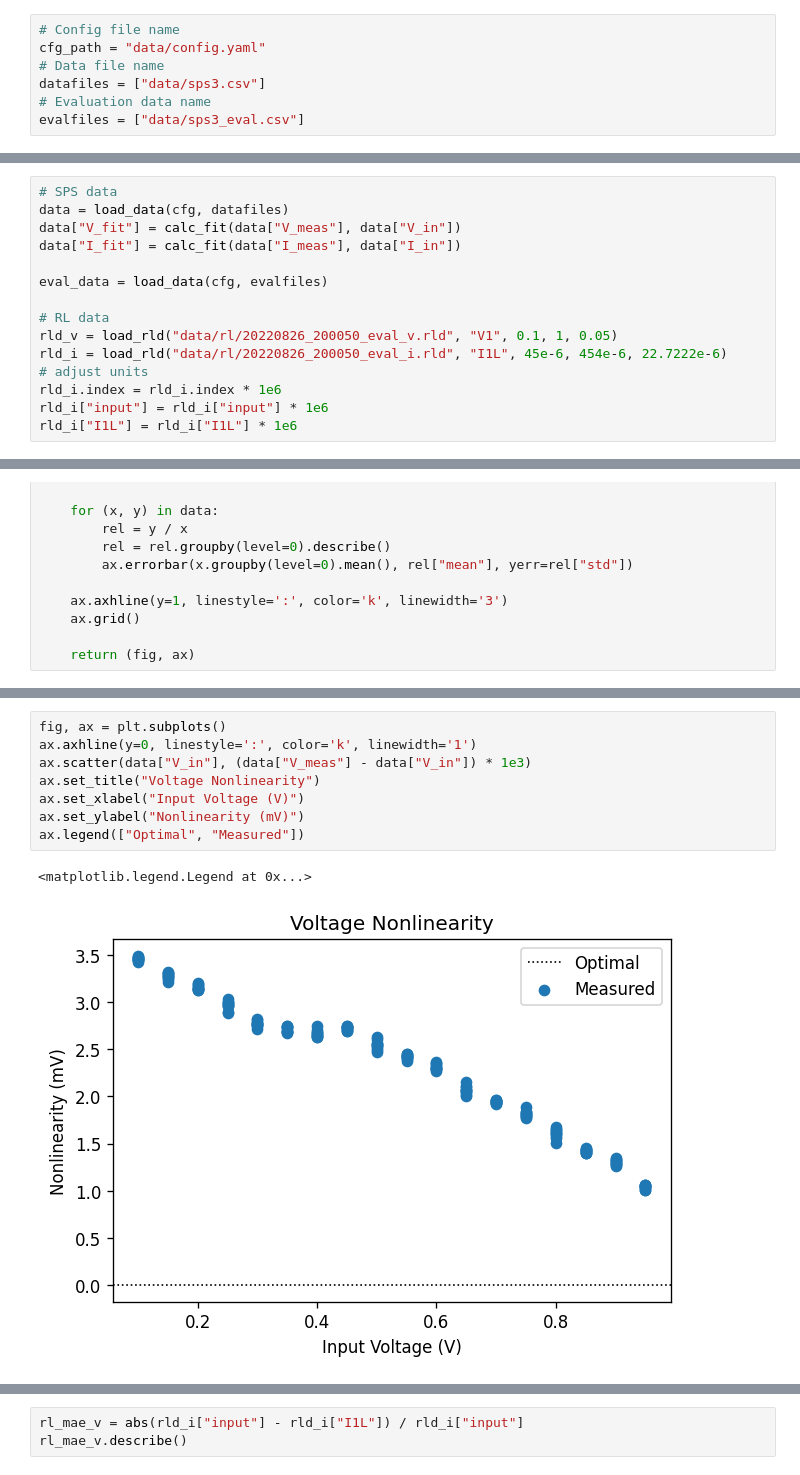
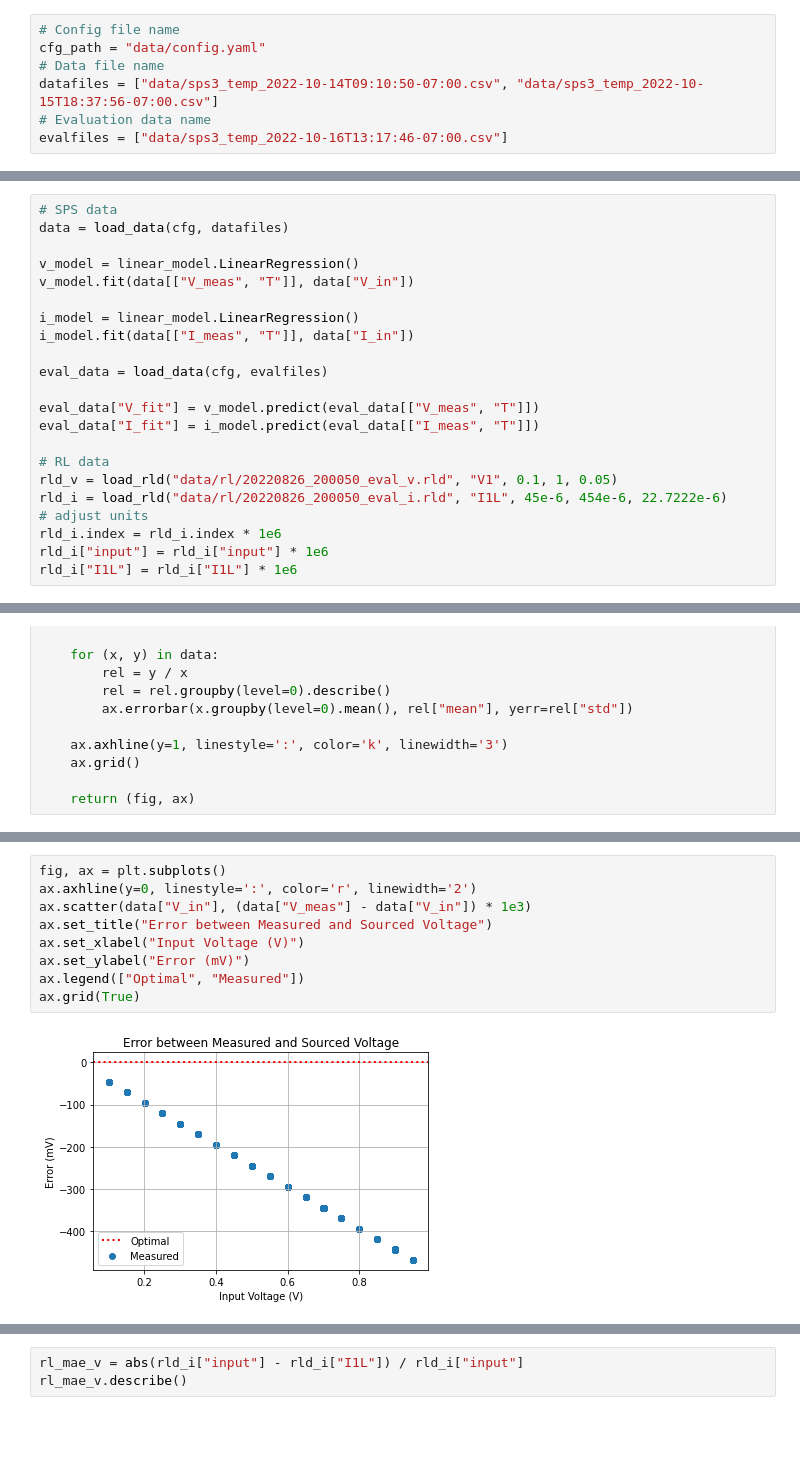
Before and after one commit to jlab-sensing/soil-power-sensor-calibration, a Jupyter notebook: calibration.ipynb, the cells around one changed output, grey strips where cells are left out. Saved outputs shown, nothing was run; the diff lists cells and outputs as text; blank space fills up the shorter version.

```diff
--- a/calibration.ipynb
+++ b/calibration.ipynb
@@ -123,9 +123,9 @@ def calc_fit(x, y):
 # Config file name
 cfg_path = "data/config.yaml"
 # Data file name
-datafiles = ["data/sps3.csv"]
+datafiles = ["data/sps3_temp_2022-10-14T09:10:50-07:00.csv", "data/sps3_temp_2022-10-15T18:37:56-07:00.csv"]
 # Evaluation data name
-evalfiles = ["data/sps3_eval.csv"]
+evalfiles = ["data/sps3_temp_2022-10-16T13:17:46-07:00.csv"]
 # %%
 # Read config
 with open(cfg_path, "r") as f:
@@ -140,10 +136,17 @@ cfg
 # %%
 # SPS data
 data = load_data(cfg, datafiles)
-data["V_fit"] = calc_fit(data["V_meas"], data["V_in"])
-data["I_fit"] = calc_fit(data["I_meas"], data["I_in"])
+
+v_model = linear_model.LinearRegression()
+v_model.fit(data[["V_meas", "T"]], data["V_in"])
+
+i_model = linear_model.LinearRegression()
+i_model.fit(data[["I_meas", "T"]], data["I_in"])
 
 eval_data = load_data(cfg, evalfiles)
+
+eval_data["V_fit"] = v_model.predict(eval_data[["V_meas", "T"]])
+eval_data["I_fit"] = i_model.predict(eval_data[["I_meas", "T"]])
 
 # RL data
 rld_v = load_rld("data/rl/20220826_200050_eval_v.rld", "V1", 0.1, 1, 0.05)
@@ -208,13 +211,13 @@ Text(0, 0.5, 'Relative Measurement (A/A)')
 # %%
 fig, ax = plt.subplots()
-ax.axhline(y=0, linestyle=':', color='k', linewidth='1')
+ax.axhline(y=0, linestyle=':', color='r', linewidth='2')
 ax.scatter(data["V_in"], (data["V_meas"] - data["V_in"]) * 1e3)
-ax.set_title("Voltage Nonlinearity")
+ax.set_title("Error between Measured and Sourced Voltage")
 ax.set_xlabel("Input Voltage (V)")
-ax.set_ylabel("Nonlinearity (mV)")
+ax.set_ylabel("Error (mV)")
 ax.legend(["Optimal", "Measured"])
+ax.grid(True)
 # %% [output]
-<matplotlib.legend.Legend at 0x...>
-[figure, old version]
+[figure, new version]
 # %%
 fig, ax = plt.subplots()
```
Also changed, not shown: parts of 10 cells of this notebook, 2 other files.
